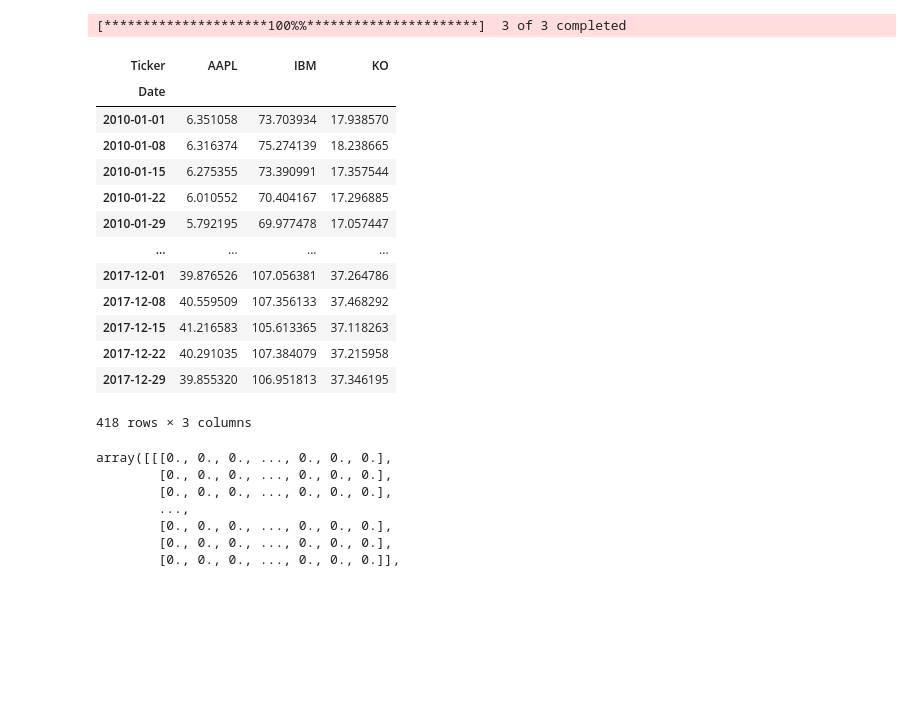
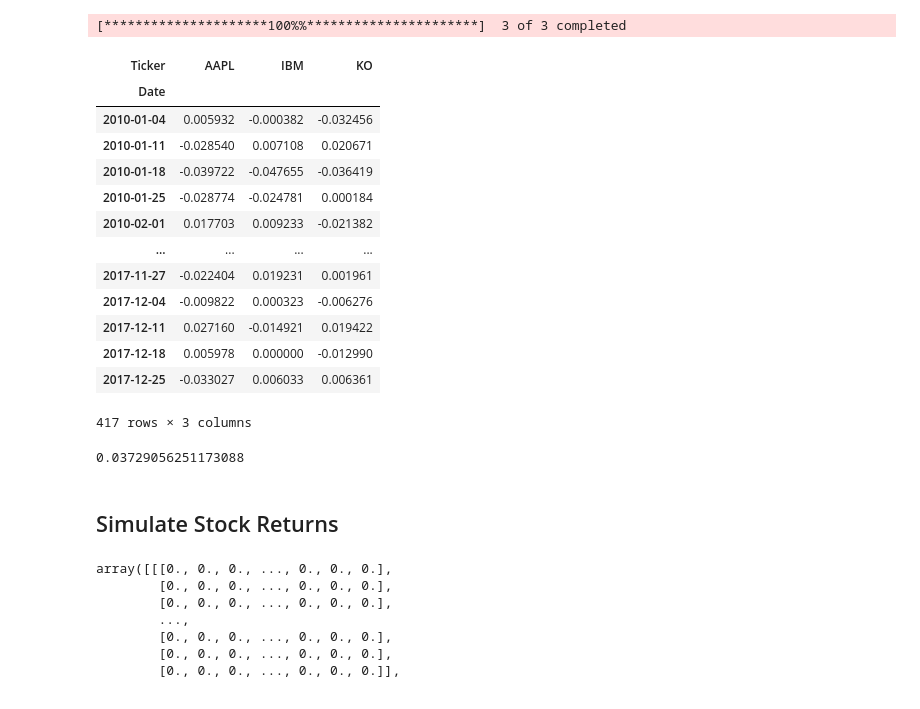
Before and after one commit to JLFrick/MFE-230ZAB-Deep-Learning-and-Applications, a Jupyter notebook: Homework _2/Q-Learning.ipynb, the cells around one changed output. Saved outputs shown, nothing was run; the diff lists cells and outputs as text; code cells hidden in the pictures; blank space fills up the shorter version.

```diff
--- a/Homework _2/Q-Learning.ipynb
+++ b/Homework _2/Q-Learning.ipynb
@@ -14,25 +14,31 @@ import warnings
 warnings.filterwarnings("ignore", category=FutureWarning)
 # %%
 tickers = ['AAPL', 'KO', 'IBM']
-start_date = "2010-01-01"
+start_date = "2009-12-25"
 end_date = "2017-12-31"
 
 data = fetch_data(tickers, start_date, end_date)
-rets = calculate_returns(data)
-data
+rets = data.pct_change().dropna()
+rets
 # %% [output]
 [*********************100%%**********************]  3 of 3 completed
 | Ticker | AAPL | IBM | KO |
 | Date |  |  |  |
-| 2010-01-01 | 6.351058 | 73.703934 | 17.938570 |
-| 2010-01-08 | 6.316374 | 75.274139 | 18.238665 |
-| 2010-01-15 | 6.275355 | 73.390991 | 17.357544 |
-| 2010-01-22 | 6.010552 | 70.404167 | 17.296885 |
-| 2010-01-29 | 5.792195 | 69.977478 | 17.057447 |
+| 2010-01-04 | 0.005932 | -0.000382 | -0.032456 |
+| 2010-01-11 | -0.028540 | 0.007108 | 0.020671 |
+| 2010-01-18 | -0.039722 | -0.047655 | -0.036419 |
+| 2010-01-25 | -0.028774 | -0.024781 | 0.000184 |
+| 2010-02-01 | 0.017703 | 0.009233 | -0.021382 |
 | ... | ... | ... | ... |
-| 2017-12-01 | 39.876526 | 107.056381 | 37.264786 |
-| 2017-12-08 | 40.559509 | 107.356133 | 37.468292 |
-| 2017-12-15 | 41.216583 | 105.613365 | 37.118263 |
-| 2017-12-22 | 40.291035 | 107.384079 | 37.215958 |
-| 2017-12-29 | 39.855320 | 106.951813 | 37.346195 |
+| 2017-11-27 | -0.022404 | 0.019231 | 0.001961 |
+| 2017-12-04 | -0.009822 | 0.000323 | -0.006276 |
+| 2017-12-11 | 0.027160 | -0.014921 | 0.019422 |
+| 2017-12-18 | 0.005978 | 0.000000 | -0.012990 |
+| 2017-12-25 | -0.033027 | 0.006033 | 0.006361 |
-418 rows × 3 columns
+417 rows × 3 columns
+# %%
+rets['AAPL'].std()
+# %% [output]
+0.03729056251173088
+# %% [markdown]
+## Simulate Stock Returns
```
Also changed, not shown: parts of 15 cells of this notebook, 37 other files.
